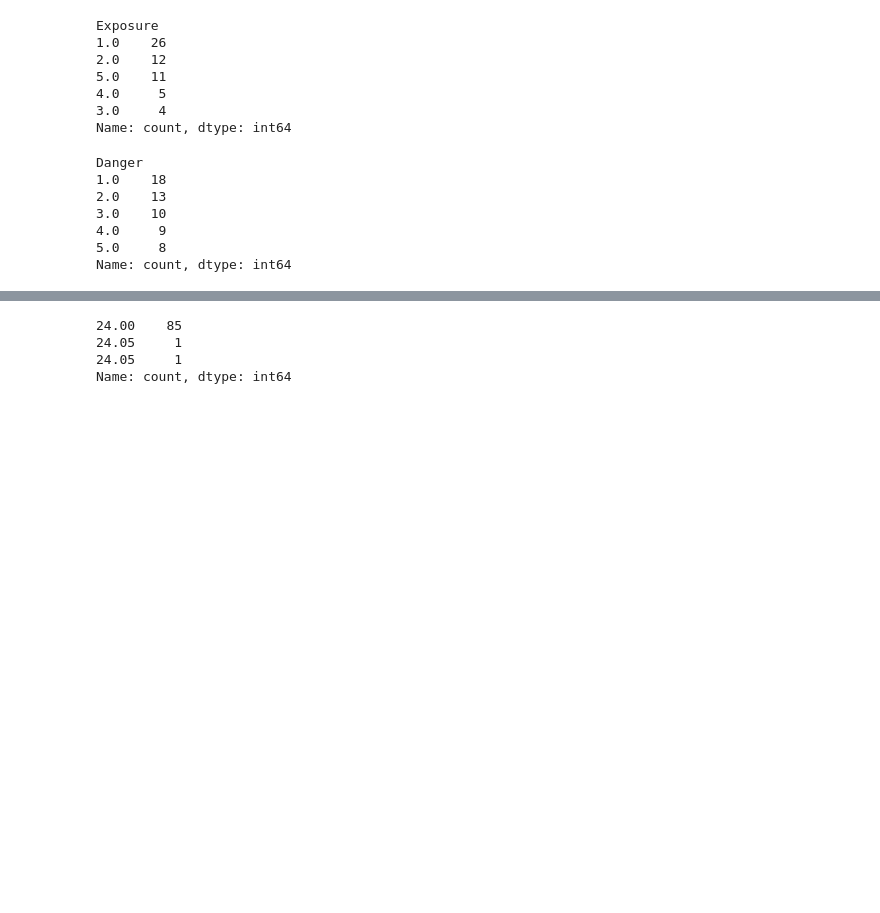
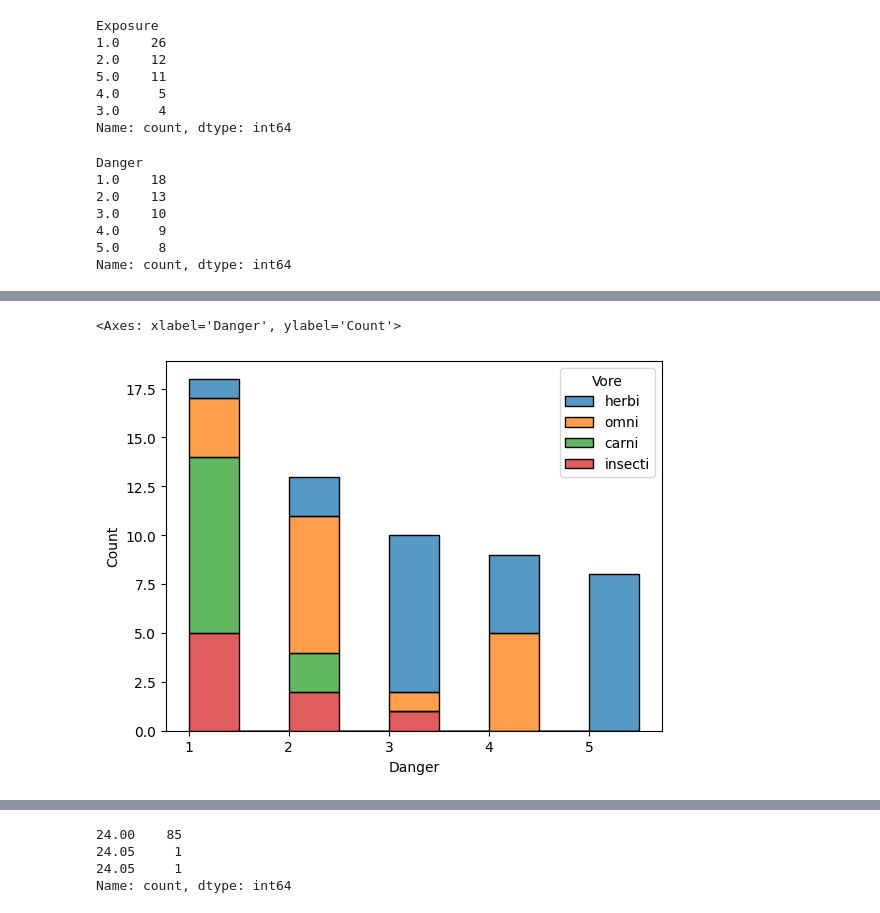
Before and after one commit to Yw0991/ML-Project, a Jupyter notebook: Code/EDA.ipynb, the cells around one changed output, grey strips where cells are left out. Cells and saved outputs as stored; diff of their text form; code cells hidden in the pictures; blank space fills up the shorter version.

```diff
--- a/Code/EDA.ipynb
+++ b/Code/EDA.ipynb
@@ -194,0 +298,5 @@ Name: count, dtype: int64
+# %%
+sns.histplot(data=df, x="Danger", hue="Vore", multiple="stack",binrange=(1,5.5),binwidth=0.5)
+# %% [output]
+<Axes: xlabel='Danger', ylabel='Count'>
+[figure, added]
```
Also changed, not shown: parts of 32 cells of this notebook.
